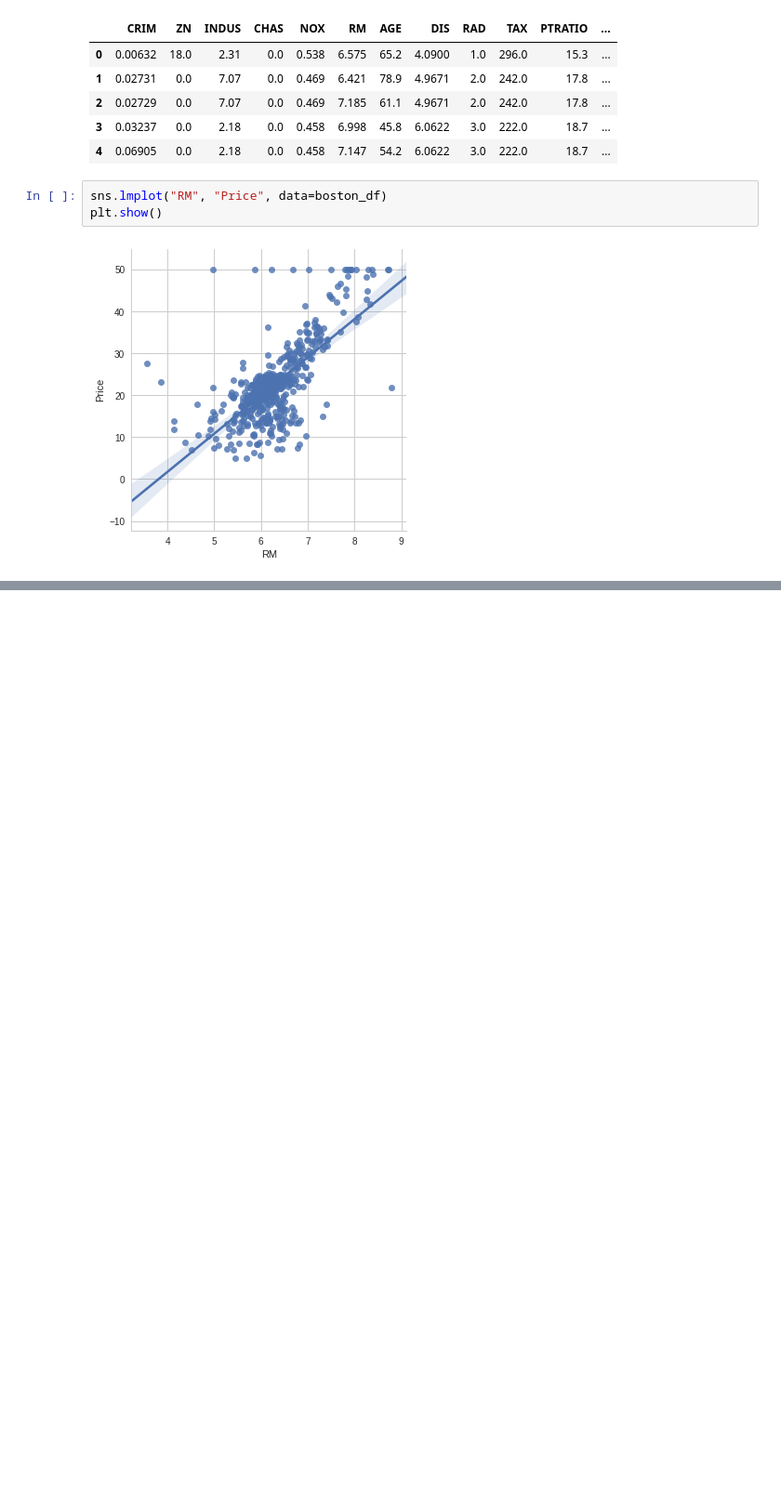
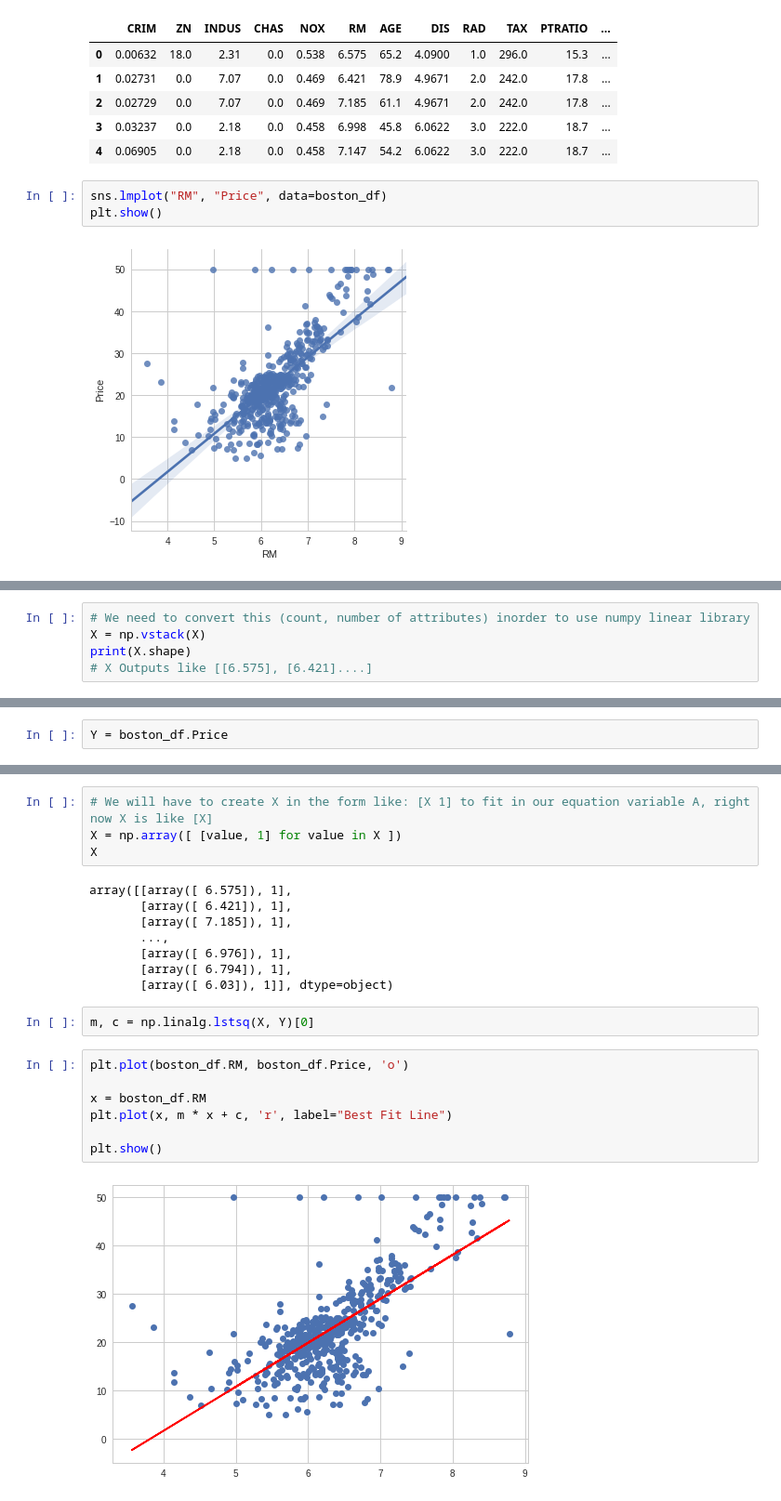
Before and after one commit to manishth/python_machine_learning, a Jupyter notebook: Linear Regression.ipynb, the cells around one changed output, grey strips where cells are left out. Shown at 93% size. Cells and saved outputs as stored; diff of their text form; blank space fills up the shorter version.

```diff
--- a/Linear Regression.ipynb
+++ b/Linear Regression.ipynb
@@ -77,0 +96,5 @@ plt.show()
+# %%
+# We need to convert this (count, number of attributes) inorder to use numpy linear library
+X = np.vstack(X)
+print(X.shape)
+# X Outputs like [[6.575], [6.421]....]
@@ -77,0 +103,2 @@ plt.show()
+# %%
+Y = boston_df.Price
@@ -77,0 +117,23 @@ plt.show()
+# %%
+# We will have to create X in the form like: [X 1] to fit in our equation variable A, right now X is like [X]
+X = np.array([ [value, 1] for value in X ])
+X
+# %% [output]
+array([[array([ 6.575]), 1],
+       [array([ 6.421]), 1],
+       [array([ 7.185]), 1],
+       ...,
+       [array([ 6.976]), 1],
+       [array([ 6.794]), 1],
+       [array([ 6.03]), 1]], dtype=object)
+# %%
+m, c = np.linalg.lstsq(X, Y)[0]
+# %%
+plt.plot(boston_df.RM, boston_df.Price, 'o')
+
+x = boston_df.RM
+plt.plot(x, m * x + c, 'r', label="Best Fit Line")
+
+plt.show()
+# %% [output]
+[figure, added]
```
Also changed, not shown: parts of 8 cells of this notebook.
